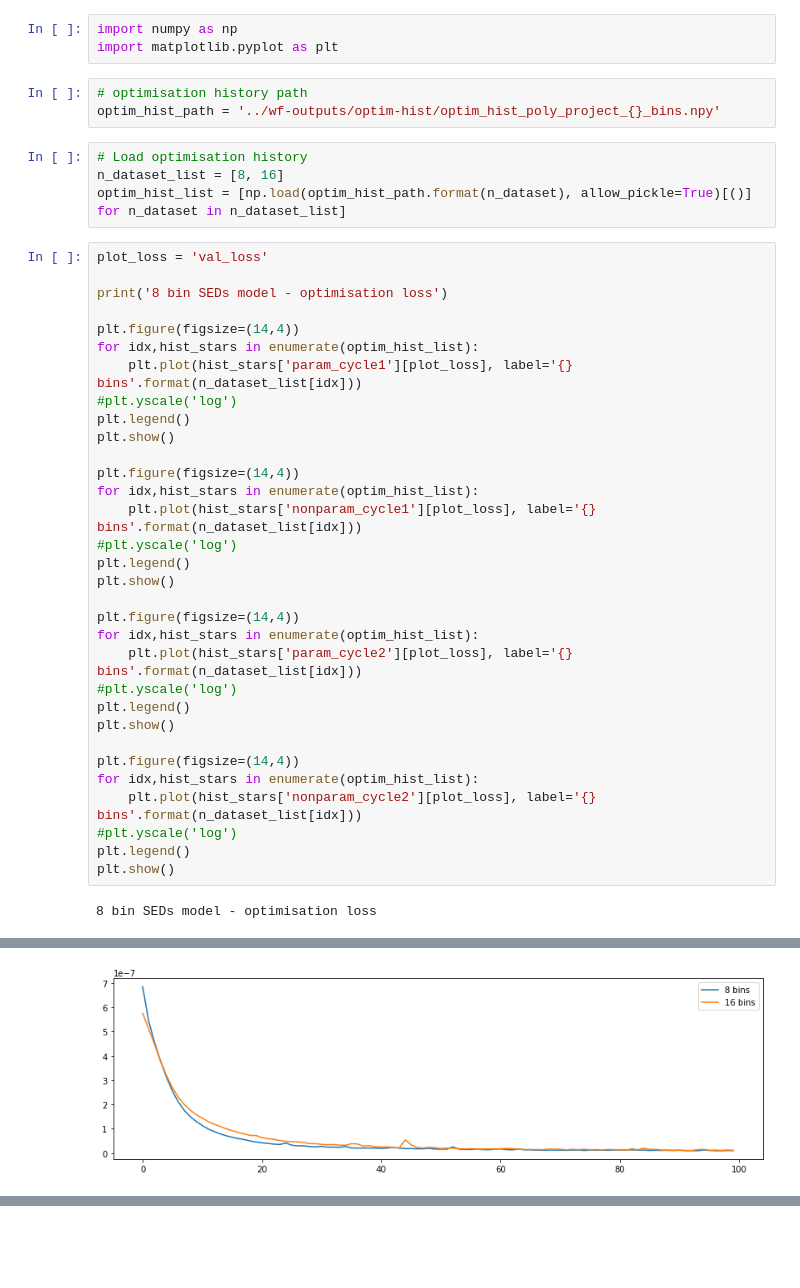
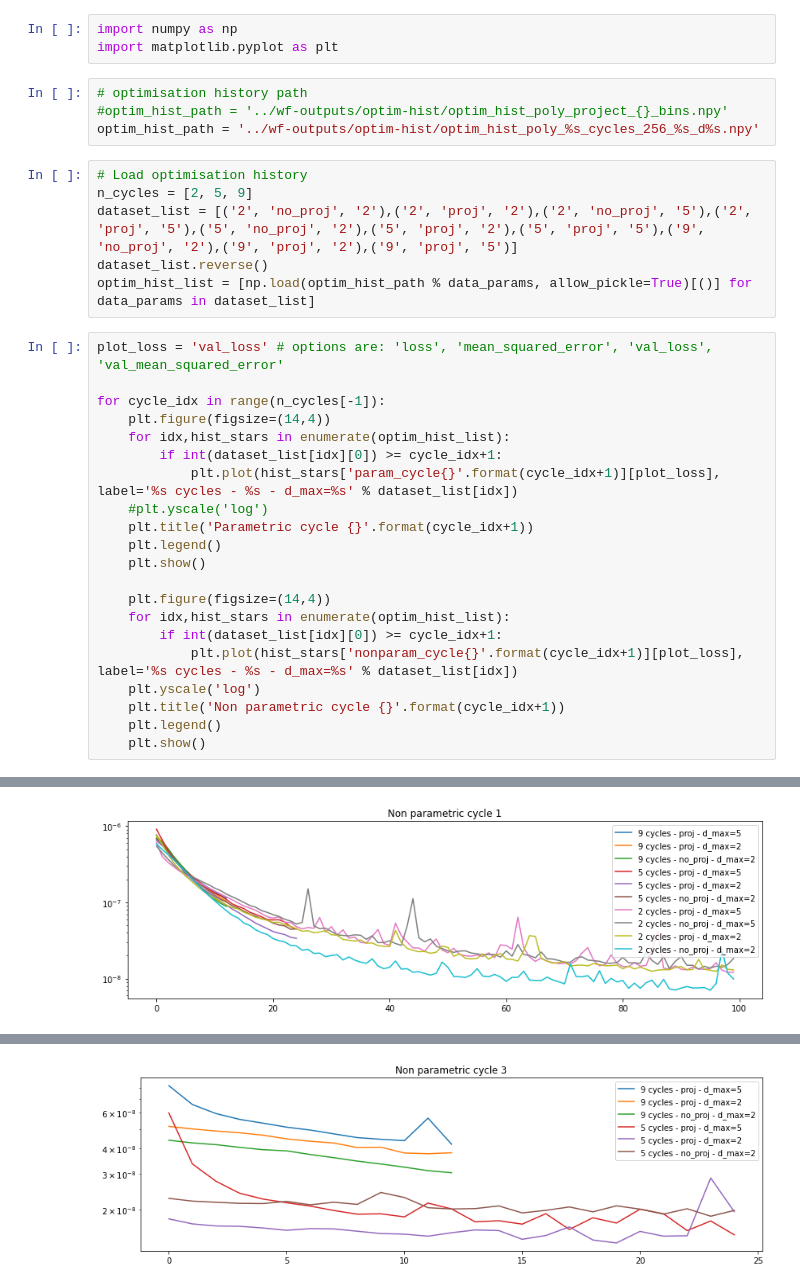
Before and after one commit to tobias-liaudat/wf-SEDs, a Jupyter notebook: projected_learning/notebooks/optimisation_curves.ipynb, the cells around one changed output, grey strips where cells are left out. Drawn from its saved outputs; the diff is of its cells as text; blank space fills up the shorter version.

Commit message:
plot non-param cycles in log scale

```diff
--- a/projected_learning/notebooks/optimisation_curves.ipynb
+++ b/projected_learning/notebooks/optimisation_curves.ipynb
@@ -3,42 +3,33 @@ import numpy as np
 import matplotlib.pyplot as plt
 # %%
 # optimisation history path
-optim_hist_path = '../wf-outputs/optim-hist/optim_hist_poly_project_{}_bins.npy'
+#optim_hist_path = '../wf-outputs/optim-hist/optim_hist_poly_project_{}_bins.npy'
+optim_hist_path = '../wf-outputs/optim-hist/optim_hist_poly_%s_cycles_256_%s_d%s.npy'
-# %%
-# Load optimisation history
-n_dataset_list = [8, 16]
-optim_hist_list = [np.load(optim_hist_path.format(n_dataset), allow_pickle=True)[()] for n_dataset in n_dataset_list]
+# %%
+# Load optimisation history
+n_cycles = [2, 5, 9]
+dataset_list = [('2', 'no_proj', '2'),('2', 'proj', '2'),('2', 'no_proj', '5'),('2', 'proj', '5'),('5', 'no_proj', '2'),('5', 'proj', '2'),('5', 'proj', '5'),('9', 'no_proj', '2'),('9', 'proj', '2'),('9', 'proj', '5')]
+dataset_list.reverse()
+optim_hist_list = [np.load(optim_hist_path % data_params, allow_pickle=True)[()] for data_params in dataset_list]
 # %%
-plot_loss = 'val_loss'
+plot_loss = 'val_loss' # options are: 'loss', 'mean_squared_error', 'val_loss', 'val_mean_squared_error'
 
-print('8 bin SEDs model - optimisation loss')
+for cycle_idx in range(n_cycles[-1]):
+    plt.figure(figsize=(14,4))
+    for idx,hist_stars in enumerate(optim_hist_list):
+        if int(dataset_list[idx][0]) >= cycle_idx+1:
+            plt.plot(hist_stars['param_cycle{}'.format(cycle_idx+1)][plot_loss], label='%s cycles - %s - d_max=%s' % dataset_list[idx])
+    #plt.yscale('log')
+    plt.title('Parametric cycle {}'.format(cycle_idx+1))
+    plt.legend()
+    plt.show()
 
-plt.figure(figsize=(14,4))
-for idx,hist_stars in enumerate(optim_hist_list):
-    plt.plot(hist_stars['param_cycle1'][plot_loss], label='{} bins'.format(n_dataset_list[idx]))
-#plt.yscale('log')
-plt.legend()
-plt.show()
-
-plt.figure(figsize=(14,4))
-for idx,hist_stars in enumerate(optim_hist_list):
-    plt.plot(hist_stars['nonparam_cycle1'][plot_loss], label='{} bins'.format(n_dataset_list[idx]))
-#plt.yscale('log')
-plt.legend()
-plt.show()
-
-plt.figure(figsize=(14,4))
-for idx,hist_stars in enumerate(optim_hist_list):
-    plt.plot(hist_stars['param_cycle2'][plot_loss], label='{} bins'.format(n_dataset_list[idx]))
-#plt.yscale('log')
-plt.legend()
-plt.show()
-
-plt.figure(figsize=(14,4))
-for idx,hist_stars in enumerate(optim_hist_list):
-    plt.plot(hist_stars['nonparam_cycle2'][plot_loss], label='{} bins'.format(n_dataset_list[idx]))
-#plt.yscale('log')
-plt.legend()
-plt.show()
+    plt.figure(figsize=(14,4))
+    for idx,hist_stars in enumerate(optim_hist_list):
+        if int(dataset_list[idx][0]) >= cycle_idx+1:
+            plt.plot(hist_stars['nonparam_cycle{}'.format(cycle_idx+1)][plot_loss], label='%s cycles - %s - d_max=%s' % dataset_list[idx])
+    plt.yscale('log')
+    plt.title('Non parametric cycle {}'.format(cycle_idx+1))
+    plt.legend()
+    plt.show()
 # %% [output]
-8 bin SEDs model - optimisation loss
@@ -46 +37 @@ plt.show()
-[figure, old version]
+[figure, new version]
@@ -48,0 +41 @@ plt.show()
+[figure, added]
```
Also changed, not shown: parts of 2 cells of this notebook.
